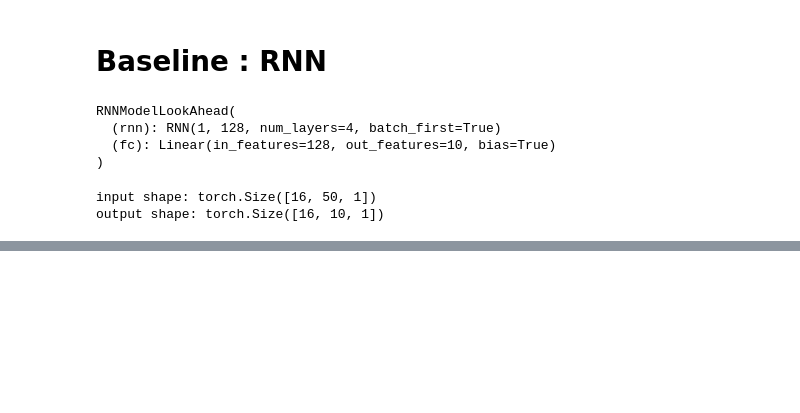
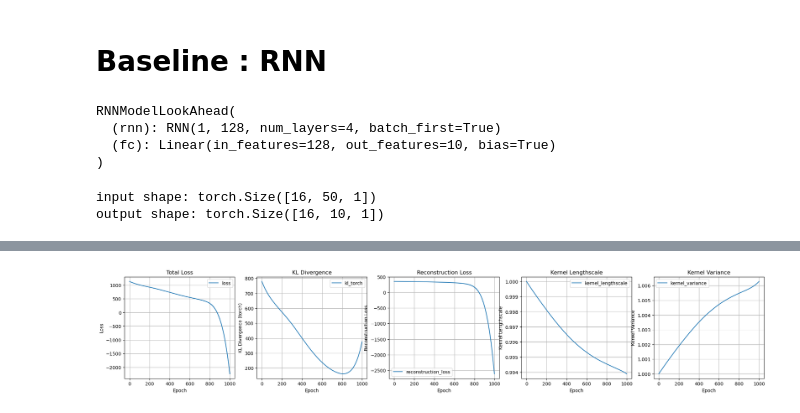
Before and after one commit to BenjaminDeporte/MVA_Stage, a Jupyter notebook: Train_GPVAE_v1.ipynb, the cells around one changed output, grey strips where cells are left out. Cells and saved outputs as stored; diff of their text form; code cells hidden in the pictures; blank space fills up the shorter version.

```diff
--- a/Train_GPVAE_v1.ipynb
+++ b/Train_GPVAE_v1.ipynb
@@ -532,0 +394,4 @@ sample_predictions(N_SAMPLES=30, model=vrnn, X_valid=X_valid, y_valid=y_valid, n
+# %%
+K = 10 # number of samples to draw from the decoder distribution
+x_hat = p_theta_x.rsample((K,))  # (K, B, L, 1)
+print(f"x_hat shape: {x_hat.shape}")
@@ -532,0 +402,8 @@ sample_predictions(N_SAMPLES=30, model=vrnn, X_valid=X_valid, y_valid=y_valid, n
+# %%
+t = torch.arange(n_steps, device=device).unsqueeze(0).unsqueeze(2)  # (1, L, 1)
+t = t.repeat(B, 1, 1)  # (B, L, 1)
+print(f"t shape: {t.shape}")
+mu_z, sigma_z, p_theta_z = prior(t)
+print(f"mu_z shape: {mu_z.shape}")
+print(f"sigma_z shape: {sigma_z.shape}")
+print(f"p_theta_z: {p_theta_z}")
@@ -532,0 +417,7 @@ sample_predictions(N_SAMPLES=30, model=vrnn, X_valid=X_valid, y_valid=y_valid, n
+# %%
+kl_divergence_torch, kl_divergence_analytique, reconstruction_loss, vlb_value = vlb(
+    q_phi, p_theta_x, p_theta_z, x_hat
+)
+
+loss = -vlb_value
+print(f"Loss : {loss.item():.4e}")
@@ -532,0 +535,48 @@ sample_predictions(N_SAMPLES=30, model=vrnn, X_valid=X_valid, y_valid=y_valid, n
+# %%
+fig, ax = plt.subplots(1, 5, figsize=(25, 4))
+
+ax[0].plot(losses, label="loss")
+ax[0].set_xlabel("Epoch")
+ax[0].set_ylabel("Loss")
+ax[0].set_title("Total Loss")
+ax[0].grid()
+ax[0].legend()
+
+ax[1].plot(kls_torch, label="kl_torch")
+ax[1].set_xlabel("Epoch")
+ax[1].set_ylabel("KL Divergence (torch)")
+ax[1].set_title("KL Divergence")
+ax[1].grid()
+ax[1].legend()
+
+# ax[1].plot(kls_analytique, label="kl_analytique")
+# ax[1].set_xlabel("Epoch")
+# ax[1].set_ylabel("KL Divergence (analytique)")
+# ax[1].set_title("KL Divergence (analytique) over epochs")
+# ax[1].grid()
+# ax[1].legend()
+
+ax[2].plot(reconstruction_losses, label="reconstruction_loss")
+ax[2].set_xlabel("Epoch")
+ax[2].set_ylabel("Reconstruction Loss")
+ax[2].set_title("Reconstruction Loss")
+ax[2].grid()
+ax[2].legend()
+
+ax[3].plot(kernel_lengthscales, label="kernel_lengthscale")
+ax[3].set_xlabel("Epoch")
+ax[3].set_ylabel("Kernel Lengthscale")
+ax[3].set_title("Kernel Lengthscale")
+ax[3].grid()
+ax[3].legend()
+
+ax[4].plot(kernel_variances, label="kernel_variance")
+ax[4].set_xlabel("Epoch")
+ax[4].set_ylabel("Kernel Variance")
+ax[4].set_title("Kernel Variance")
+ax[4].grid()
+ax[4].legend()
+
+plt.show()
+# %% [output]
+[figure, added]
```
Also changed, not shown: parts of 47 cells of this notebook, 1 other file.
